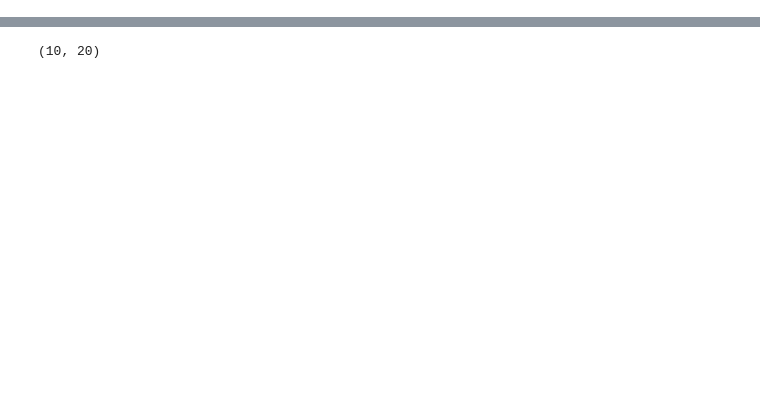
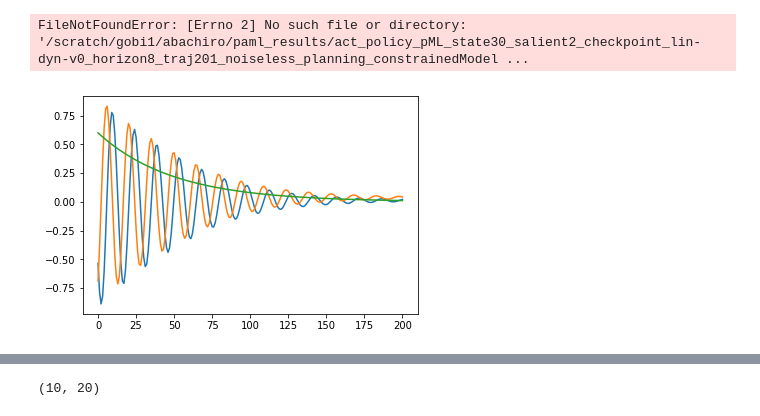
Before and after one commit to rabachi/paml, a Jupyter notebook: Weight_visualizations.ipynb, the cells around one changed output, grey strips where cells are left out. Cells and saved outputs as stored; diff of their text form; code cells hidden in the pictures; blank space fills up the shorter version.

```diff
--- a/Weight_visualizations.ipynb
+++ b/Weight_visualizations.ipynb
@@ -12,0 +34,34 @@ file_location = 'results/'
+# %%
+# actor.load_state_dict(torch.load(os.path.join(file_location,'act_policy_model_free_state30_salient2_checkpoint_lin-dyn-v0_horizon1_traj201_action0.1_constrainedModel_1.pth'), map_location=device))
+
+actor.load_state_dict(torch.load(os.path.join(file_location,'act_policy_pML_state30_salient2_checkpoint_lin-dyn-v0_horizon8_traj201_noiseless_planning_constrainedModel_1.pth'), map_location=device))
+# %% [output]
+FileNotFoundError: [Errno 2] No such file or directory: '/scratch/gobi1/abachiro/paml_results/act_policy_pML_state30_salient2_checkpoint_lin-dyn-v0_horizon8_traj201_noiseless_planning_constrainedModel ...
+# %%
+env.seed(1)
+state = env.reset()
+states = [state]
+actions = []
+rewards = []
+noise = OUNoise(env.action_space)
+for timestep in range(200):
+    action = actor.sample_action(torch.DoubleTensor(state)).detach().numpy()
+#     action = noise.get_action(action, timestep)
+#     action[:2] = [0.0, 0.0]
+#     action = np.zeros(states_dim)
+    state_prime, reward, done, _ = env.step(action)
+
+    actions.append(action)
+    states.append(state_prime)
+    rewards.append(reward)
+
+    state = state_prime
+# %%
+np_states = np.stack(states)
+# %%
+plt.plot(np_states[:,0])
+plt.plot(np_states[:,1])
+plt.plot(np_states[:,2])
+plt.show()
+# %% [output]
+[figure, added]
```
Also changed, not shown: parts of 34 cells of this notebook, 11 other files.
